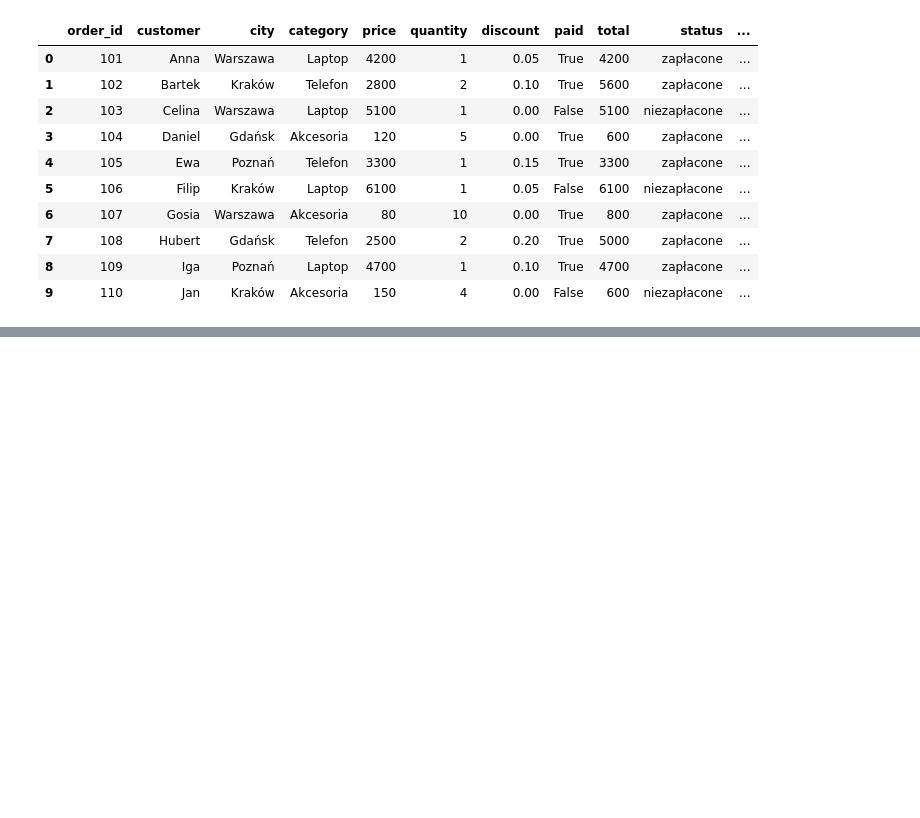
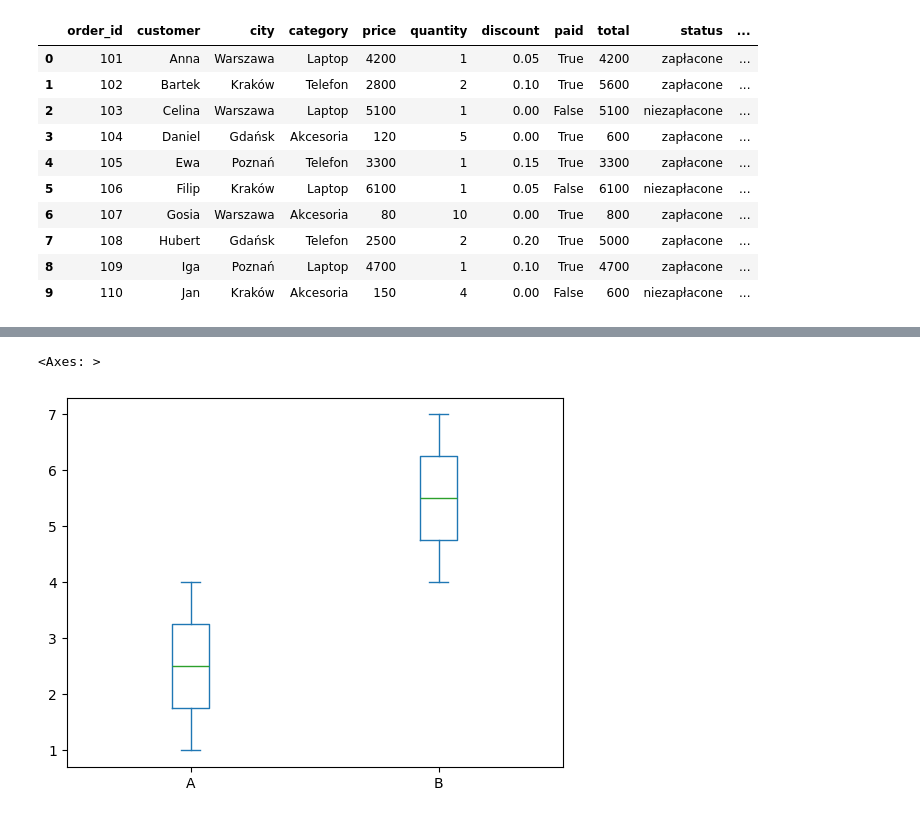
Before and after one commit to rajkonkret/analiza_danych_12_10_2026, a Jupyter notebook: analiza_danych_12_10_2026_dzien1.ipynb, the cells around one changed output, grey strips where cells are left out. Cells and saved outputs as stored; diff of their text form; code cells hidden in the pictures; blank space fills up the shorter version.

```diff
--- a/analiza_danych_12_10_2026_dzien1.ipynb
+++ b/analiza_danych_12_10_2026_dzien1.ipynb
@@ -2661,0 +2921,3 @@ df
+# %%
+df = pd.DataFrame({"A" : [1, 2, 3, 4], "B": [4, 5, 6, 7]})
+df
@@ -2661,0 +2942,5 @@ df
+# %%
+df.plot.box()
+# %% [output]
+<Axes: >
+[figure, added]
```
Also changed, not shown: parts of 56 cells of this notebook.
